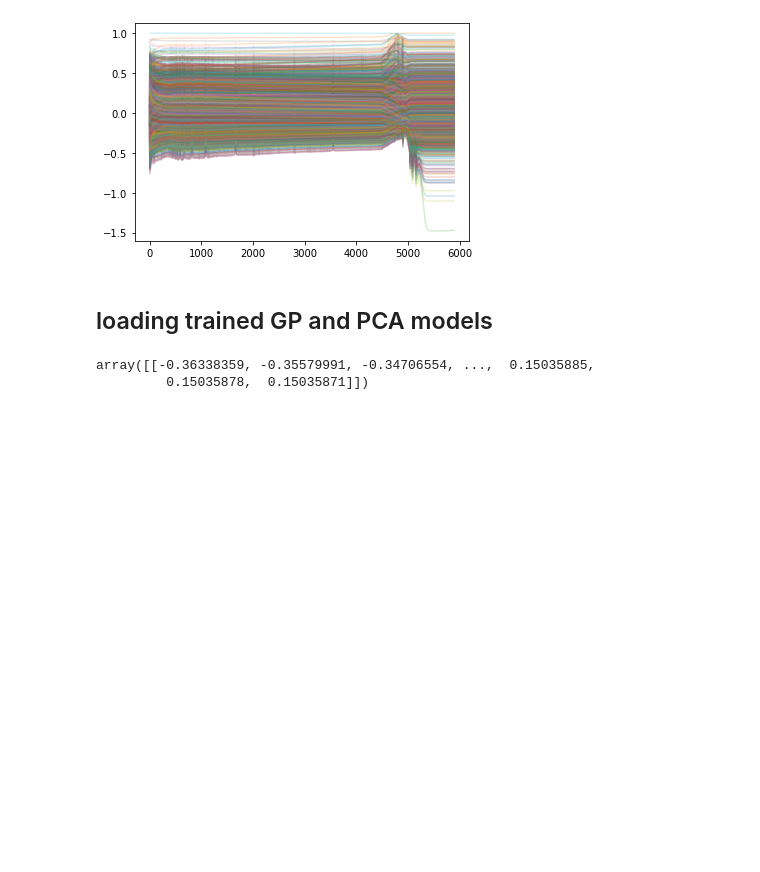
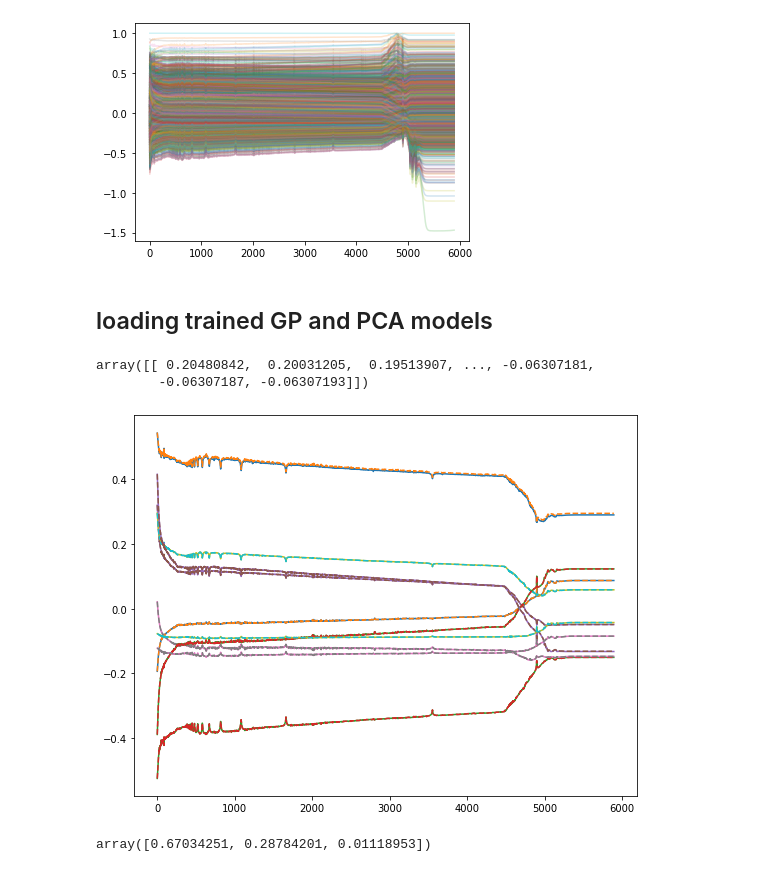
Before and after one commit to mwalmsley/agnfinder, a Jupyter notebook: notebooks/GPemu_test.ipynb, the cells around one changed output. Drawn from its saved outputs; the diff is of its cells as text; code cells hidden in the pictures; blank space fills up the shorter version.

Commit message:
emulator train and test

```diff
--- a/notebooks/GPemu_test.ipynb
+++ b/notebooks/GPemu_test.ipynb
@@ -81,17 +81,26 @@ with open('pcaModel.pickle', 'rb') as handle:
 
 gp_model = GPy.models.GPRegression.load_model('gpfit_'+str(num_bases)+'_'+str(num_params) + '.zip')
 # %%
-emulator(pca_model, gp_model, x_train[432])
+emulator(pca_model, gp_model, x_train[22])
 # %% [output]
-array([[-0.36338359, -0.35579991, -0.34706554, ...,  0.15035885,
-         0.15035878,  0.15035871]])
+array([[ 0.20480842,  0.20031205,  0.19513907, ..., -0.06307181,
+        -0.06307187, -0.06307193]])
 # %%
-plt.figure(1212)
-for i in range(100):
+plt.figure(1212, figsize = (9, 7))
+for i in range(10):
     rand_idx = (np.random.randint(100, 2000))
     rand_params = x_train[rand_idx]
-    y_emu = emulator(pca_model, gp_model, rand_params)
+    y_emu = emulator(pca_model, gp_model, rand_params)[0]
     y_true = y_train[rand_idx]
     plt.plot(y_emu.T/y_true.T)
+    plt.plot(y_emu.T)
+    plt.plot(y_true.T, '--')
+
 
 plt.show()
+# %% [output]
+[figure, added]
+# %%
+x_train[23]
+# %% [output]
+array([0.67034251, 0.28784201, 0.01118953])
```
